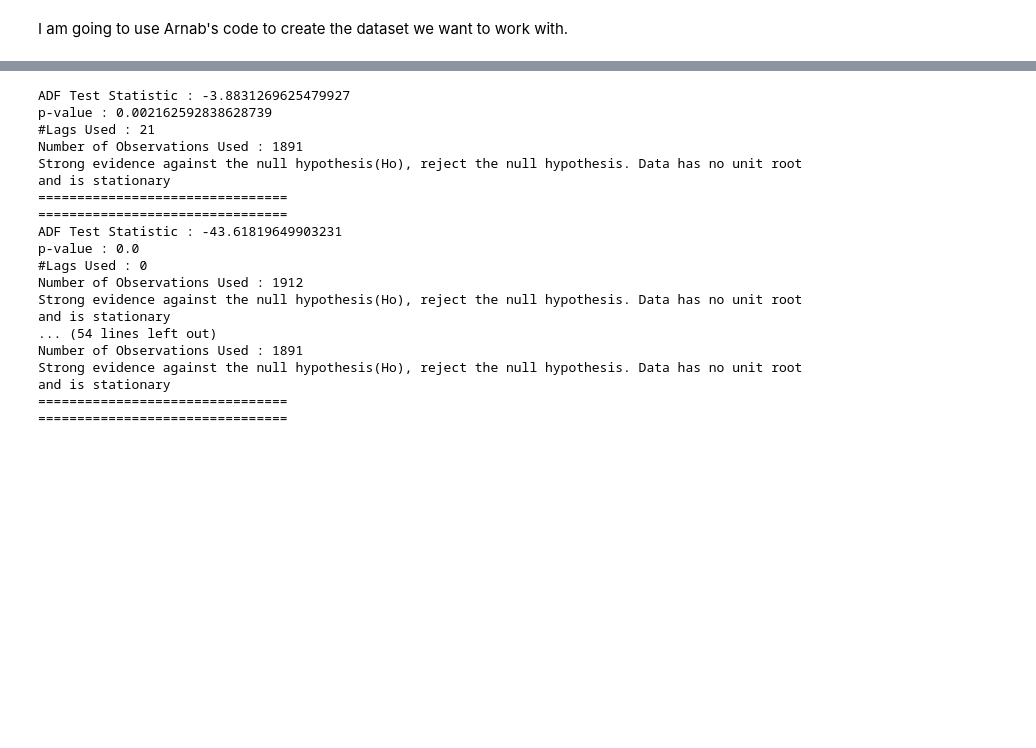
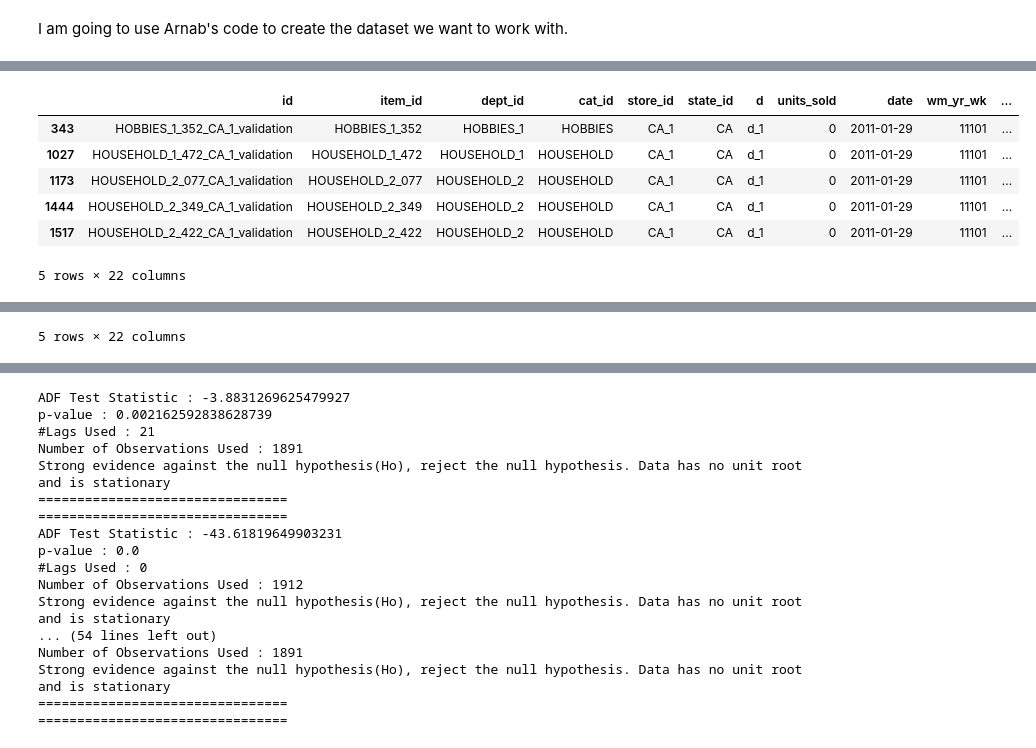
Before and after one commit to Legacy560/MTLSA25-Sales-Forecasting-Project, a Jupyter notebook: Cleaning and ARIMA/Sales_Forecasting_transformer.ipynb, the cells around one changed output, grey strips where cells are left out. Cells and saved outputs as stored; diff of their text form; code cells hidden in the pictures; blank space fills up the shorter version.

```diff
--- a/Cleaning and ARIMA/Sales_Forecasting_transformer.ipynb
+++ b/Cleaning and ARIMA/Sales_Forecasting_transformer.ipynb
@@ -858,0 +847,25 @@ salesEvalFull1 = salesEvalFull[salesEvalFull['id'].isin(product_subset)]
+# %%
+# Use all products or a reproducible subset
+np.random.seed(42)
+product_subset_validation = np.random.choice(salesFull1['id'].unique(), size=10, replace=False)
+
+# The product_subset_validation contains IDs like '..._validation'
+# We need to create a corresponding list of IDs for the evaluation set
+
+product_subset_evaluation = [pid.replace('_validation', '_evaluation') for pid in product_subset_validation]
+
+# Now filter both dataframes using their respective subsets
+salesFull1 = salesFull1[salesFull1['id'].isin(product_subset_validation)]
+salesEvalFull1 = salesEvalFull1[salesEvalFull1['id'].isin(product_subset_evaluation)]
+
+# Optional: Display the heads again to confirm
+display(salesFull1.head())
+display(salesEvalFull1.head())
+# %% [output]
+|  | id | item_id | dept_id | cat_id | store_id | state_id | d | units_sold | date | wm_yr_wk | ... |
+| 343 | HOBBIES_1_352_CA_1_validation | HOBBIES_1_352 | HOBBIES_1 | HOBBIES | CA_1 | CA | d_1 | 0 | 2011-01-29 | 11101 | ... |
+| 1027 | HOUSEHOLD_1_472_CA_1_validation | HOUSEHOLD_1_472 | HOUSEHOLD_1 | HOUSEHOLD | CA_1 | CA | d_1 | 0 | 2011-01-29 | 11101 | ... |
+| 1173 | HOUSEHOLD_2_077_CA_1_validation | HOUSEHOLD_2_077 | HOUSEHOLD_2 | HOUSEHOLD | CA_1 | CA | d_1 | 0 | 2011-01-29 | 11101 | ... |
+| 1444 | HOUSEHOLD_2_349_CA_1_validation | HOUSEHOLD_2_349 | HOUSEHOLD_2 | HOUSEHOLD | CA_1 | CA | d_1 | 0 | 2011-01-29 | 11101 | ... |
+| 1517 | HOUSEHOLD_2_422_CA_1_validation | HOUSEHOLD_2_422 | HOUSEHOLD_2 | HOUSEHOLD | CA_1 | CA | d_1 | 0 | 2011-01-29 | 11101 | ... |
+5 rows × 22 columns
@@ -859,3 +878,4 @@ salesEvalFull1 = salesEvalFull[salesEvalFull['id'].isin(product_subset)]
+5 rows × 22 columns
 # %%
 #remove all columns except units_sold and Id.
 salesFull1 = salesFull1[['id', 'units_sold', 'd']]
```
Also changed, not shown: parts of 15 cells of this notebook.
